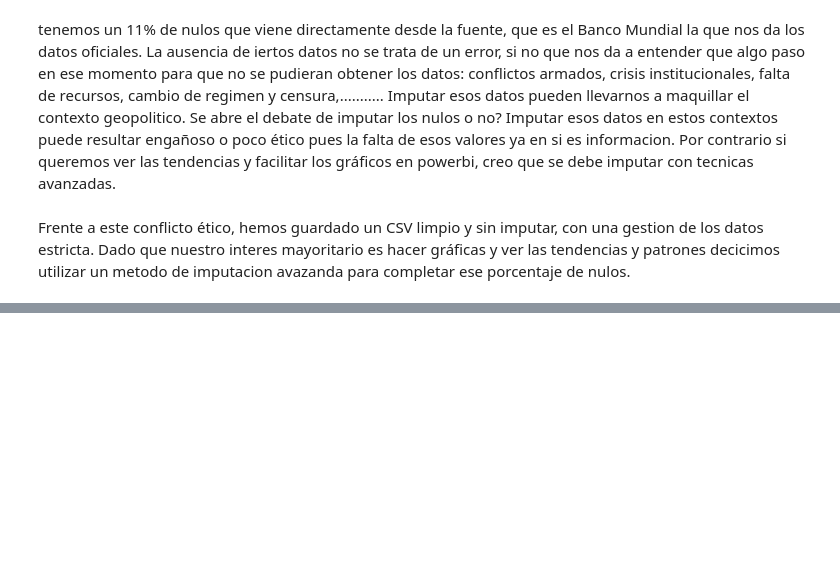
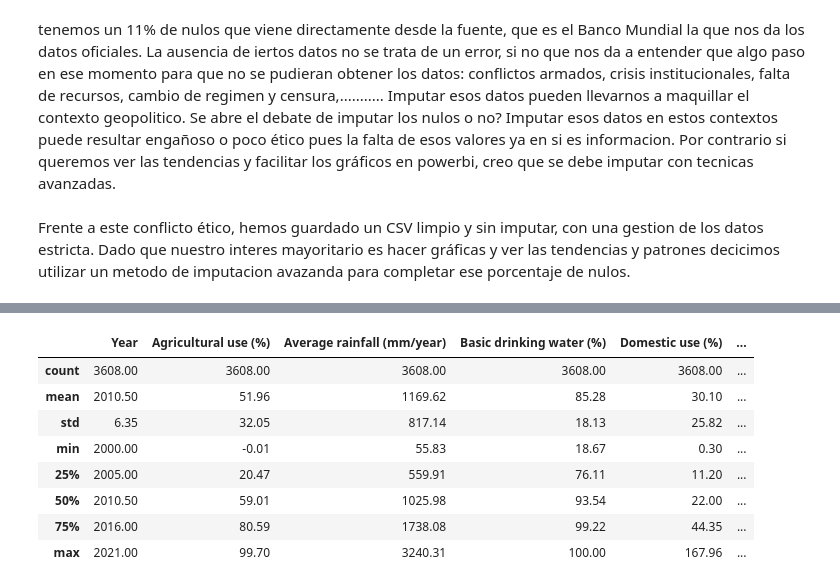
Before and after one commit to Adalab/proyecto-da-promo-d-modulo-4-powerbi-team-1, a Jupyter notebook: EDA Banco Mundial.ipynb, the cells around one changed output, grey strips where cells are left out. Drawn from its saved outputs; the diff is of its cells as text; code cells hidden in the pictures; blank space fills up the shorter version.

Commit message:
arreglos escalado

```diff
--- a/EDA Banco Mundial.ipynb
+++ b/EDA Banco Mundial.ipynb
@@ -271,0 +559,36 @@ df_final = df_final[[
+# %%
+
+# 1. Pivoteamos a formato ancho (indicadores como columnas)
+df_wide = df.pivot_table(index=["Country", "Year"], columns="Indicator", values="Value")
+
+# 2. Guardamos medias y desviaciones para desescalar después
+means = df_wide.mean()
+stds = df_wide.std()
+
+# 3. Escalamos para que KNN funcione correctamente
+scaler = StandardScaler()
+df_scaled = scaler.fit_transform(df_wide)
+
+# 4. Aplicamos imputación con KNN
+imputer = KNNImputer(n_neighbors=10)
+df_imputed_scaled = imputer.fit_transform(df_scaled)
+
+# 5. Desescalamos manualmente para volver a la escala original
+df_imputed = pd.DataFrame(df_imputed_scaled, index=df_wide.index, columns=df_wide.columns)
+df_imputed = df_imputed * stds + means
+
+# 6. Restablecemos índice para convertir Country y Year en columnas
+df_imputed = df_imputed.reset_index()
+
+# 7. Añadimos columnas auxiliares: código de país, región, subregión
+columnas_auxiliares = [
+    "Country", "Country Code", "Region Name", "Sub-region Name"
+]
+df_aux = df[columnas_auxiliares].drop_duplicates()
+
+# 8. Hacemos el merge
+df_imputed = df_imputed.merge(df_aux, on="Country", how="left")
+
+# 9. Reordenamos columnas para dejarlo bonito
+columnas_indicadores = [col for col in df_imputed.columns if col not in columnas_auxiliares + ["Year"]]
+df_imputed = df_imputed[["Country", "Country Code", "Region Name", "Sub-region Name", "Year"] + columnas_indicadores]
@@ -271,0 +615,12 @@ df_final = df_final[[
+# %%
+df_imputed.describe().round(2)
+# %% [output]
+|  | Year | Agricultural use (%) | Average rainfall (mm/year) | Basic drinking water (%) | Domestic use (%) | ... |
+| count | 3608.00 | 3608.00 | 3608.00 | 3608.00 | 3608.00 | ... |
+| mean | 2010.50 | 51.96 | 1169.62 | 85.28 | 30.10 | ... |
+| std | 6.35 | 32.05 | 817.14 | 18.13 | 25.82 | ... |
+| min | 2000.00 | -0.01 | 55.83 | 18.67 | 0.30 | ... |
+| 25% | 2005.00 | 20.47 | 559.91 | 76.11 | 11.20 | ... |
+| 50% | 2010.50 | 59.01 | 1025.98 | 93.54 | 22.00 | ... |
+| 75% | 2016.00 | 80.59 | 1738.08 | 99.22 | 44.35 | ... |
+| max | 2021.00 | 99.70 | 3240.31 | 100.00 | 167.96 | ... |
```
Also changed, not shown: parts of 31 cells of this notebook, 3 other files.
